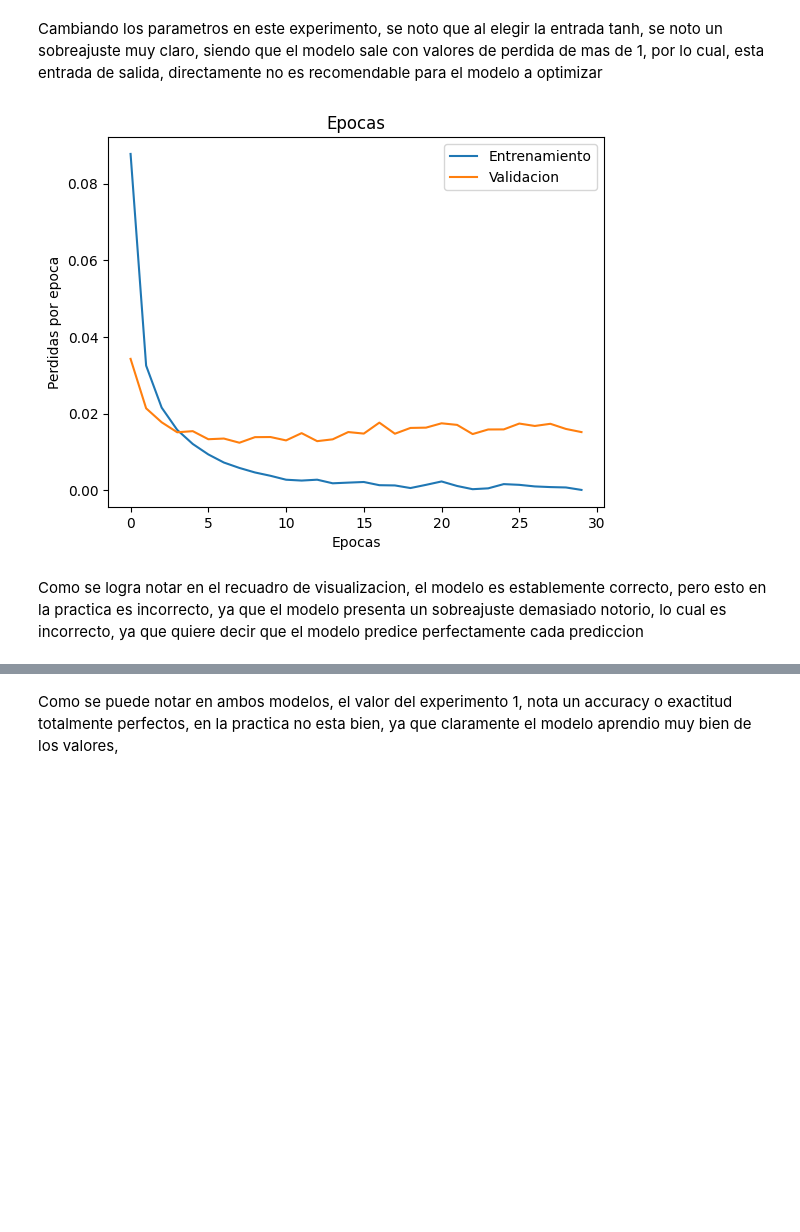
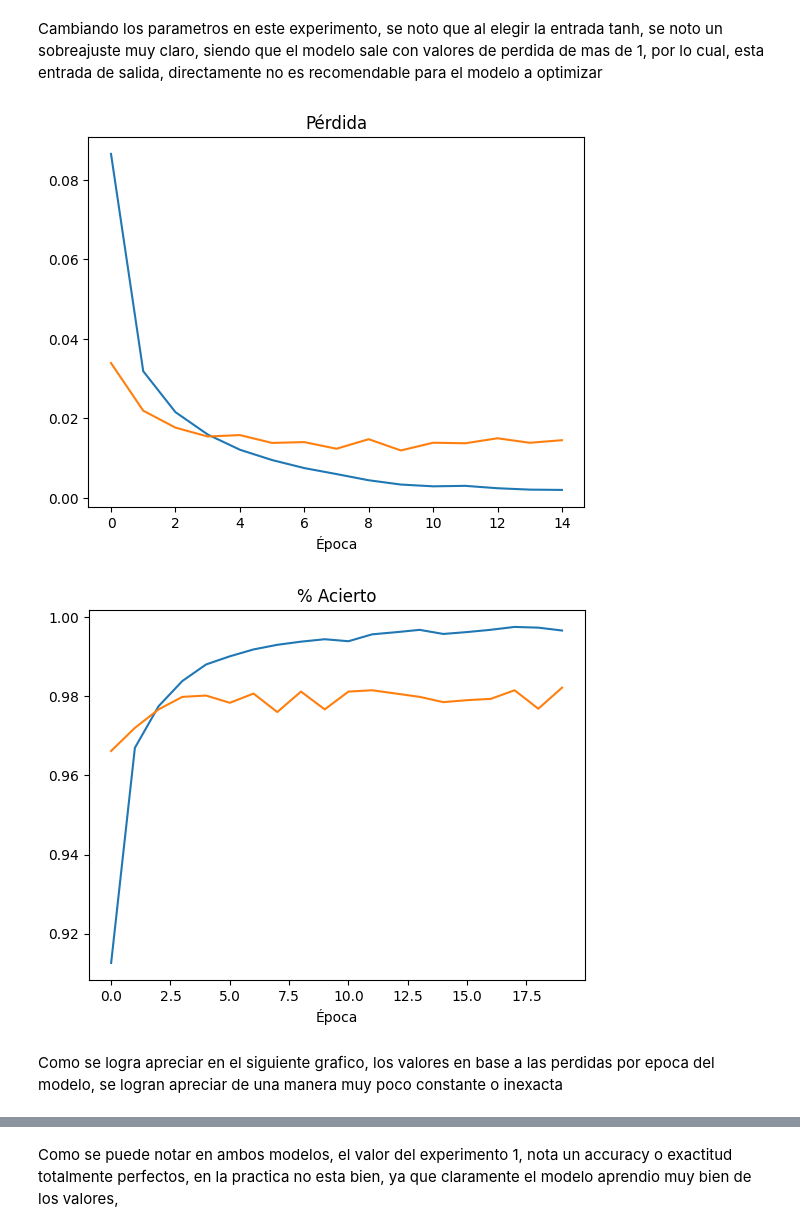
Before and after one commit to AlexanderLopez2k24/Deep-Learning-, a Jupyter notebook: Evaluacion1_DeepLearning008V_Alexander_Lopez.ipynb, the cells around one changed output, grey strips where cells are left out. Saved outputs shown, nothing was run; the diff lists cells and outputs as text; code cells hidden in the pictures; blank space fills up the shorter version.

```diff
--- a/Evaluacion1_DeepLearning008V_Alexander_Lopez.ipynb
+++ b/Evaluacion1_DeepLearning008V_Alexander_Lopez.ipynb
@@ -280,19 +278,24 @@ Epoch 30/30
 # %% [markdown]
 Cambiando los parametros en este experimento, se noto que al elegir la entrada tanh, se noto un sobreajuste muy claro, siendo que el modelo sale con valores de perdida de mas de 1, por lo cual, esta entrada de salida, directamente no es recomendable para el modelo a optimizar
-# %%
-plt.plot(historial_base_exp1.history['loss'], label='Entrenamiento')
-plt.plot(historial_base_exp1.history['val_loss'], label='Validacion')
-
-plt.title('Epocas')
-plt.xlabel('Epocas')
-plt.ylabel('Perdidas por epoca')
-plt.legend()
-
-plt.show()
-# %% [output]
-[figure, removed]
-# %% [markdown]
-Como se logra notar en el recuadro de visualizacion, el modelo es establemente correcto, pero esto en la practica es incorrecto, ya que el modelo presenta un sobreajuste demasiado notorio, lo cual es incorrecto, ya que quiere decir que el modelo predice perfectamente cada prediccion
+# %%
+# A continuacion, se muestra un grafico explicativo de la ejecucion del codigo, validando
+# entre el entrenamiento y la validacion, en base a la perdida por epocas
+plt.plot(historial_base_exp1.history['loss'])
+plt.plot(historial_base_exp1.history['val_loss'])
+plt.title('Pérdida')
+plt.xlabel('Época')
+plt.show()
+
+plt.plot(historial_base.history['accuracy'])
+plt.plot(historial_base.history['val_accuracy'])
+plt.title('% Acierto')
+plt.xlabel('Época')
+plt.show()
+# %% [output]
+[figure, added]
+[figure, added]
+# %% [markdown]
+Como se logra apreciar en el siguiente grafico, los valores en base a las perdidas por epoca del modelo, se logran apreciar de una manera muy poco constante o inexacta
 # %%
 # En el siguiente recuadro, se comparan en base a ambos modelos, el base y el experimentado, que cambia las funciones de activacion
 # Ya que en la segunda, se utiliza tanh en vez de relu, y tambien se baja la cantidad de epocas a 30
```
Also changed, not shown: parts of 37 cells of this notebook.
